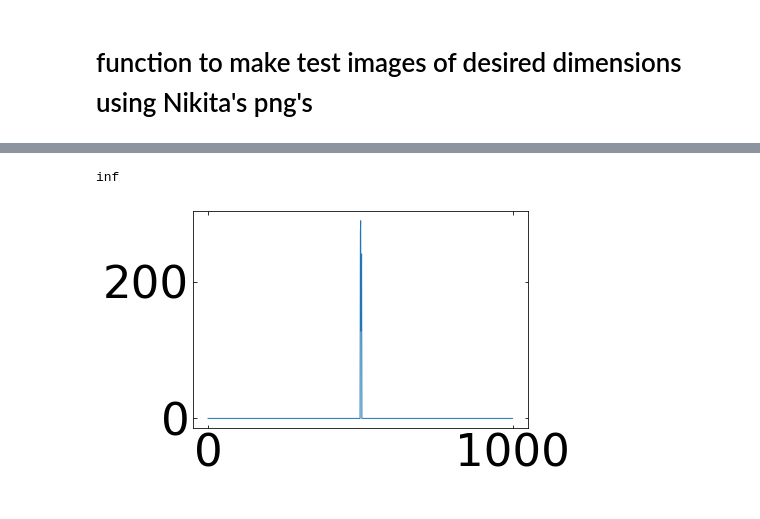
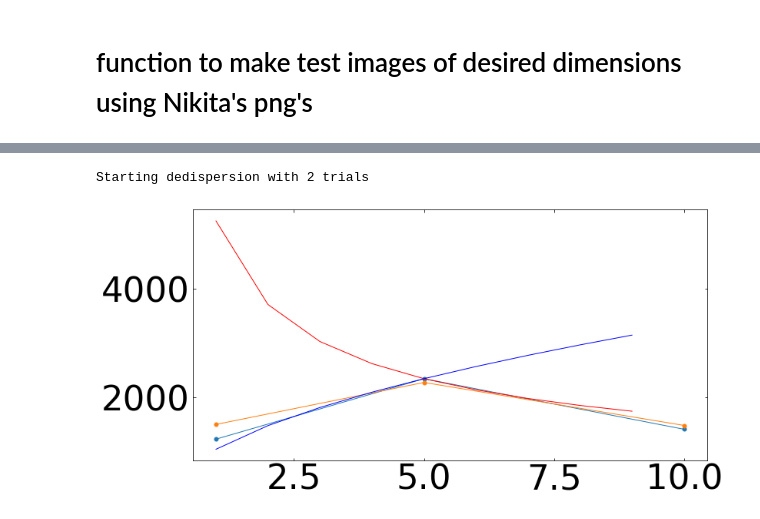
Before and after one commit to dsa110/dsa110-nsfrb, a Jupyter notebook: scripts/SearchAlgorithmTuning_V1.ipynb, the cells around one changed output, grey strips where cells are left out. Cells and saved outputs as stored; diff of their text form; code cells hidden in the pictures.

Commit message:
implemented new search w/ better noise and snr analysis, pipeline works but issues with DM on 300x300

```diff
--- a/scripts/SearchAlgorithmTuning_V1.ipynb
+++ b/scripts/SearchAlgorithmTuning_V1.ipynb
@@ -181,0 +245,14 @@ subband_avg_1358.26_MHz.png
+# %%
+
+plt.figure(figsize=(12,12))
+PSFimg = sl.make_PSF_cube(gridsize=32,nsamps=75)
+plt.imshow(PSFimg[:,:,75//2,0])
+plt.show()
+
+import copy
+img = sl.make_image_cube(PSFimg=PSFimg,gridsize=32,nsamps=75)
+
+#print(get_SNR(img,PSFimg,5,loc=25//2))#,noises=noises))
+plt.figure(figsize=(12,12))
+plt.imshow(img[:,:,75//2,0])
+plt.show()
@@ -181,0 +266,10 @@ subband_avg_1358.26_MHz.png
+# %%
+plt.figure(figsize=(12,12))
+ax = plt.subplot(1,1,1,projection='3d')
+x,y= np.meshgrid(np.arange(128),np.arange(128))
+#ax.plot_surface(x,y,img[:,:,25//2,0])
+ax.plot_surface(x,y,PSFimg[:,:,25//2,0],alpha=0.5)
+ax.plot_surface(x,y,PSFimg[:,:,25//2,1],alpha=0.5)
+ax.plot_surface(x,y,PSFimg[:,:,25//2,:].mean(2),alpha=0.5)
+#ax.view_init(0)
+plt.show()
@@ -202,4 +628,8 @@ array([[[[ 0.5025579 , -0.23221205, -0.24995812, ...,  0.13251197,
 # %%
+canddict=dict()
+candidxs,cands,imgsearched,imgbinned=run_search_new(img,RA_axis=np.arange(32),DEC_axis=np.arange(32),time_axis=np.arange(75)*sl.tsamp,freq_axis=sl.freq_axis,
+                   DM_trials=np.array([0,100]),widthtrials=np.array([1,5,10]),tsamp=sl.tsamp,SNRthresh=2000,plot=True,
+                   off=10,PSF=PSFimg,offpnoise=0.3,verbose=False,output_file="",noiseth=3,canddict=canddict)
 # %% [output]
-inf
+Starting dedispersion with 2 trials
-[figure, old version]
+[figure, new version]
```
Also changed, not shown: parts of 30 cells of this notebook, 27 other files.
